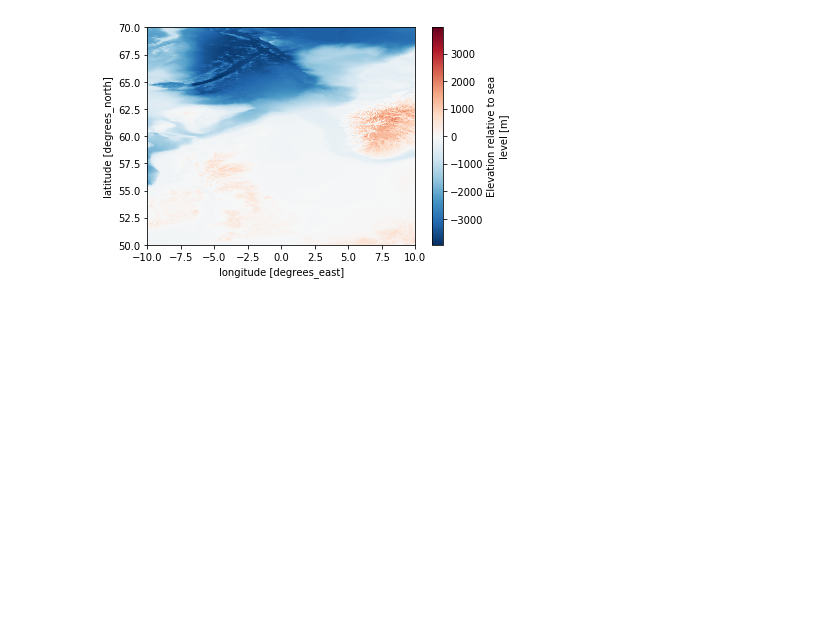
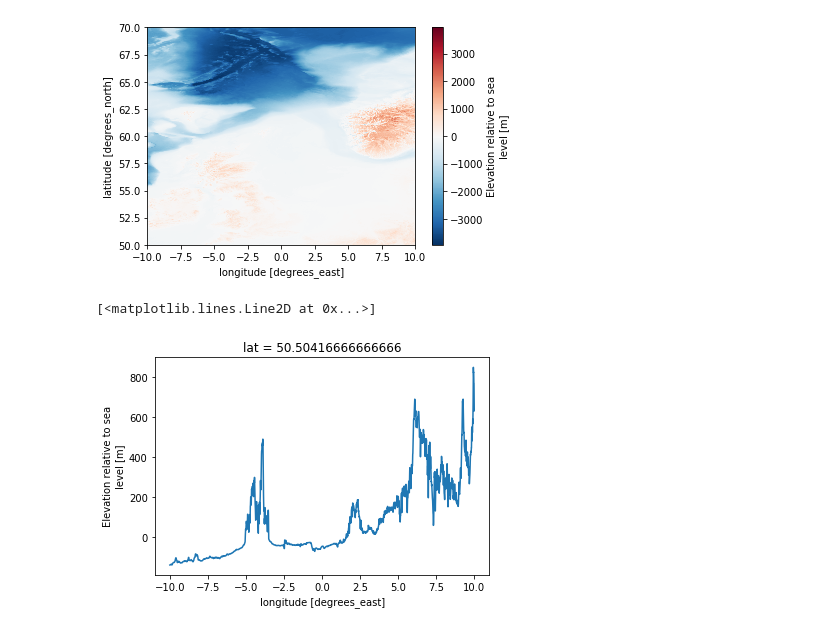
Before and after one commit to samfranklin/gebco, a Jupyter notebook: gebco-read-viz.ipynb, the cells around one changed output. Saved outputs shown, nothing was run; the diff lists cells and outputs as text; code cells hidden in the pictures; blank space fills up the shorter version.

```diff
--- a/gebco-read-viz.ipynb
+++ b/gebco-read-viz.ipynb
@@ -52,3 +58,9 @@ subset.plot()
 # %% [output]
 <matplotlib.collections.QuadMesh at 0x...>
 [figure]
+# %%
+# plot a proflie across the grid at a given latitude
+subset.isel(lat=60).plot.line()
+# %% [output]
+[<matplotlib.lines.Line2D at 0x...>]
+[figure, added]
```
Also changed, not shown: parts of 6 cells of this notebook, 1 other file.
